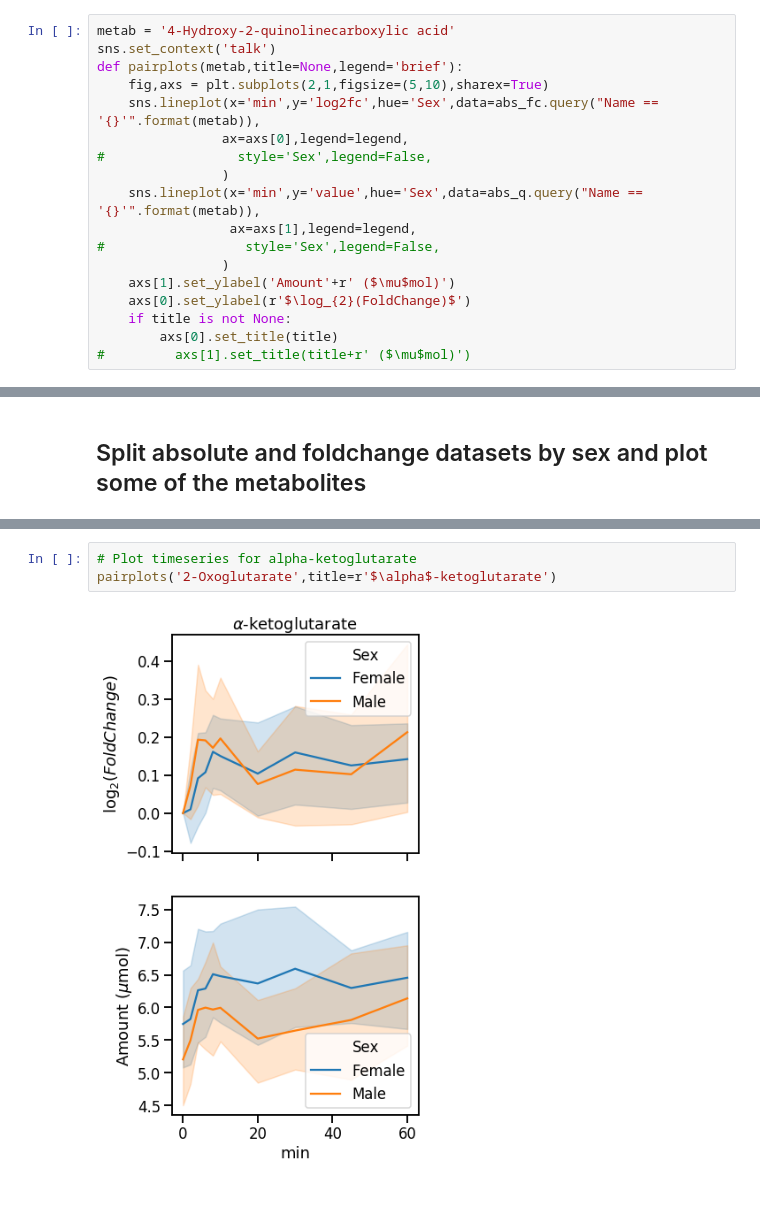
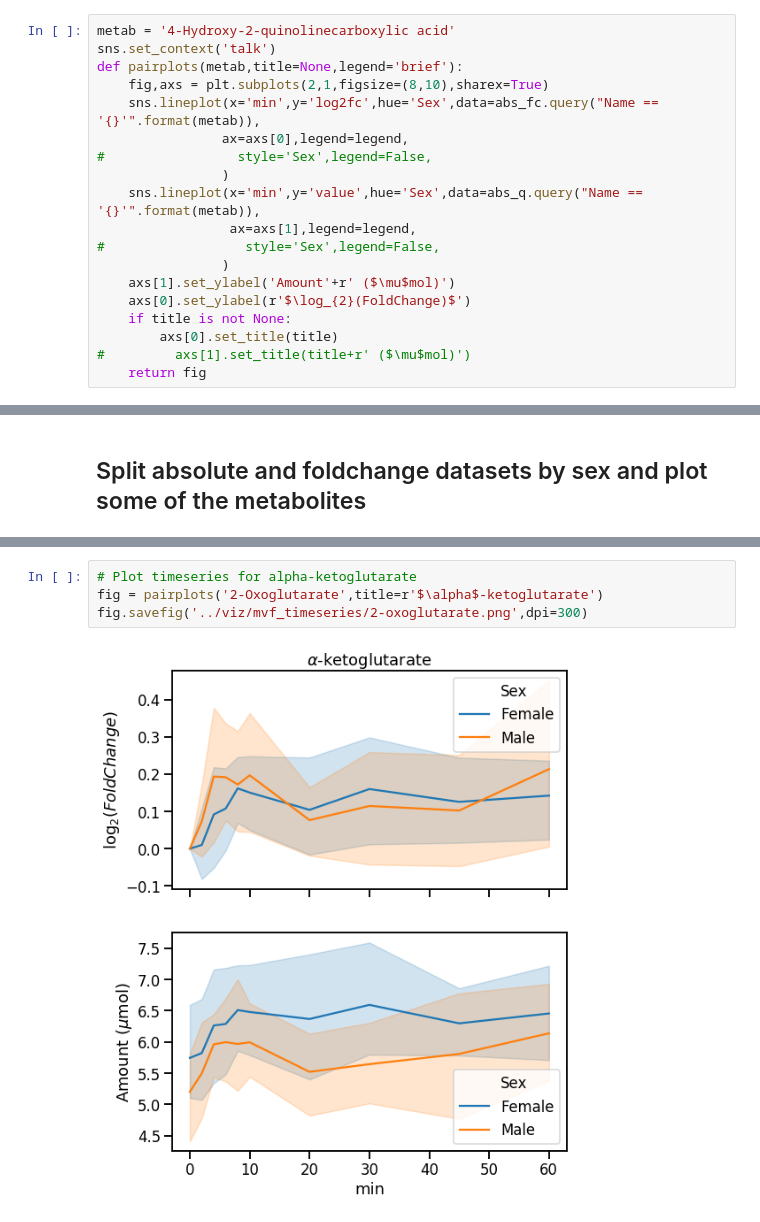
Before and after one commit to jzlab/ml_RIPC, a Jupyter notebook: notebooks/sex_differences.ipynb, the cells around one changed output, grey strips where cells are left out. Cells and saved outputs as stored; diff of their text form; blank space fills up the shorter version.

```diff
--- a/notebooks/sex_differences.ipynb
+++ b/notebooks/sex_differences.ipynb
@@ -72,7 +60,7 @@ pop_df.tail()
 metab = '4-Hydroxy-2-quinolinecarboxylic acid'
 sns.set_context('talk')
 def pairplots(metab,title=None,legend='brief'):
-    fig,axs = plt.subplots(2,1,figsize=(5,10),sharex=True)
+    fig,axs = plt.subplots(2,1,figsize=(8,10),sharex=True)
     sns.lineplot(x='min',y='log2fc',hue='Sex',data=abs_fc.query("Name == '{}'".format(metab)),
                 ax=axs[0],legend=legend,
 #                 style='Sex',legend=False,
@@ -86,3 +74,4 @@ def pairplots(metab,title=None,legend='brief'):
     if title is not None:
         axs[0].set_title(title)
 #         axs[1].set_title(title+r' ($\mu$mol)')
+    return fig
@@ -97,5 +85,6 @@ pairplots('4-Hydroxy-2-quinolinecarboxylic acid',title='Kynurenic Acid (KYNA)')
 # %%
 # Plot timeseries for alpha-ketoglutarate
-pairplots('2-Oxoglutarate',title=r'$\alpha$-ketoglutarate')
+fig = pairplots('2-Oxoglutarate',title=r'$\alpha$-ketoglutarate')
+fig.savefig('../viz/mvf_timeseries/2-oxoglutarate.png',dpi=300)
 # %% [output]
-[figure, old version]
+[figure, new version]
```
Also changed, not shown: parts of 10 cells of this notebook, 9 other files.
